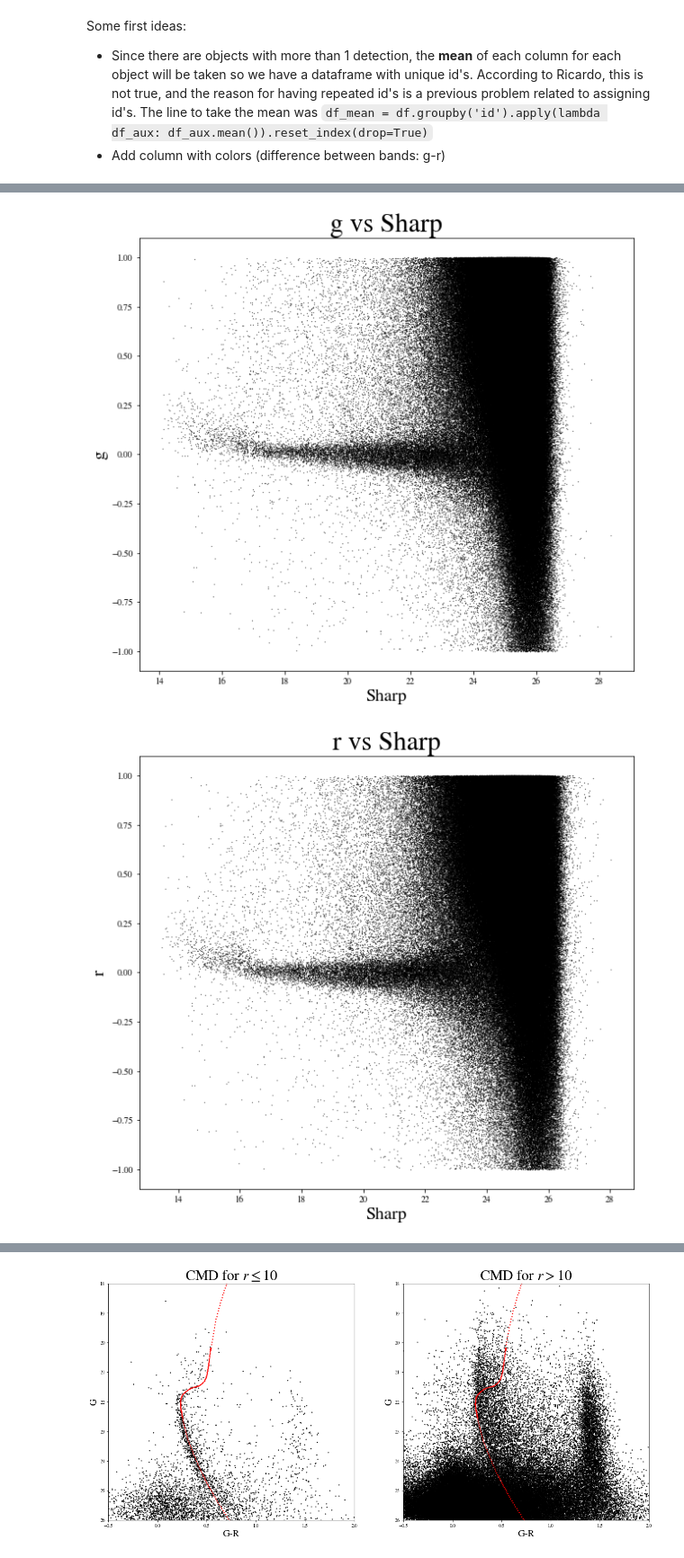
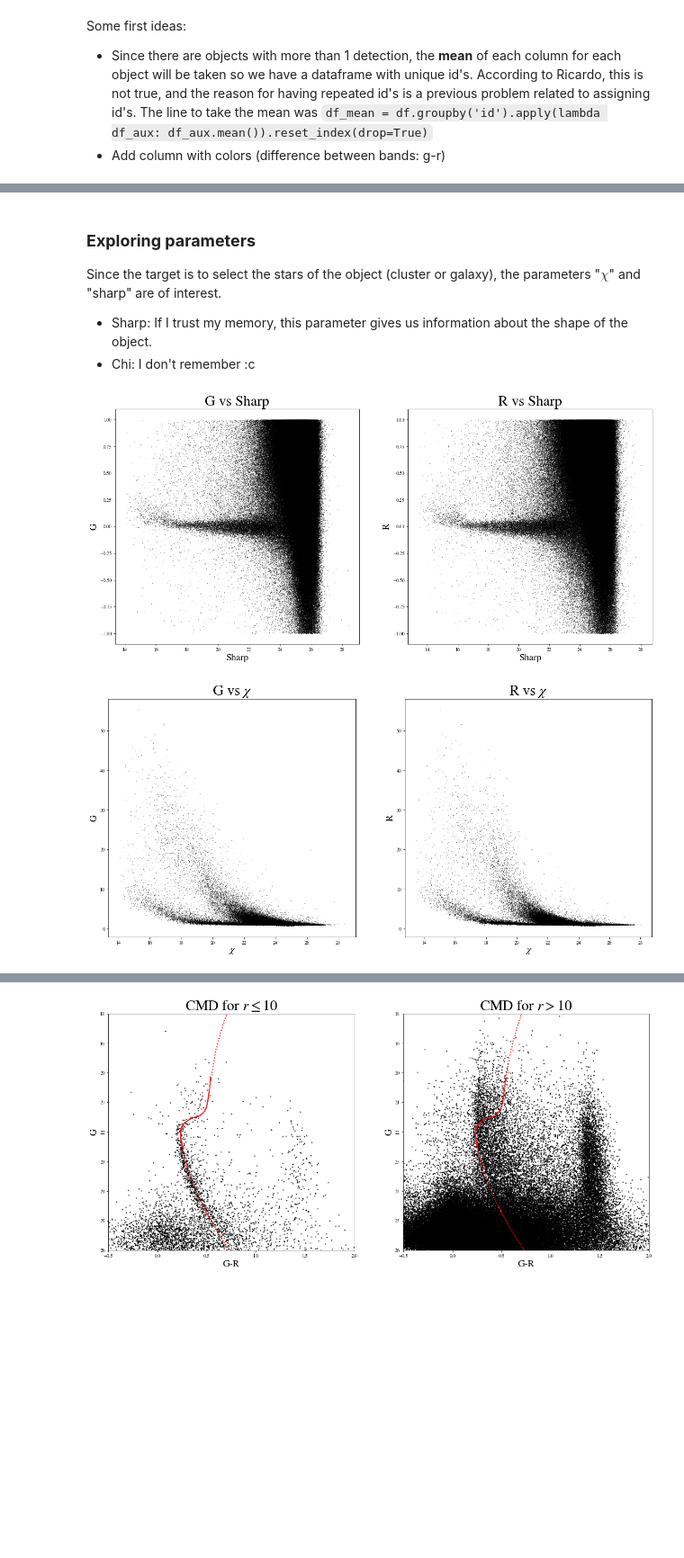
Before and after one commit to vPedreros/MW_Satellites, a Jupyter notebook: MW_satellites_nb.ipynb, the cells around one changed output, grey strips where cells are left out. Shown at 90% size. Drawn from its saved outputs; the diff is of its cells as text; code cells hidden in the pictures; blank space fills up the shorter version.

```diff
--- a/MW_satellites_nb.ipynb
+++ b/MW_satellites_nb.ipynb
@@ -122,8 +94,44 @@ def plot_chi(df, band):
+# %% [markdown]
+### **Exploring parameters**
+
+Since the target is to select the stars of the object (cluster or galaxy), the parameters "$\chi$" and "sharp" are of interest.
+
+* Sharp: If I trust my memory, this parameter gives us information about the shape of the object.
+* Chi: I don't remember :c
+# %%
+def plot_sharp(df):
+    fig, axs = plt.subplots(1, 2, figsize=(20,9))
+
+    axs[0].scatter(df.g, df.sharp, s=.05, c='k')
+    axs[1].scatter(df.r, df.sharp, s=.05, c='k')
+
+    axs[0].set_title('G vs Sharp')
+    axs[1].set_title('R vs Sharp')
+
+    axs[0].set_ylabel('G')
+    axs[1].set_ylabel('R')
+
+    axs[0].set_xlabel('Sharp')
+    axs[1].set_xlabel('Sharp')
+
+
+def plot_chi(df):
+    fig, axs = plt.subplots(1, 2, figsize=(20,9))
+
+    axs[0].scatter(df.g, df.chi, s=.05, c='k')
+    axs[1].scatter(df.r, df.chi, s=.05, c='k')
+
+    axs[0].set_title(r'G vs $\chi$')
+    axs[1].set_title(r'R vs $\chi$')
+
+    axs[0].set_ylabel('G')
+    axs[1].set_ylabel('R')
+
+    axs[0].set_xlabel(r'$\chi$')
+    axs[1].set_xlabel(r'$\chi$')
 # %%
-plot_sharp(df, 'g')
-plot_sharp(df, 'r')
-plot_chi(df, 'g')
-plot_chi(df, 'r')
+plot_sharp(df)
+plot_chi(df)
 # %% [output]
-[figure, old version]
+[figure, new version]
-[figure, old version]
+[figure, new version]
```
Also changed, not shown: parts of 24 cells of this notebook.
